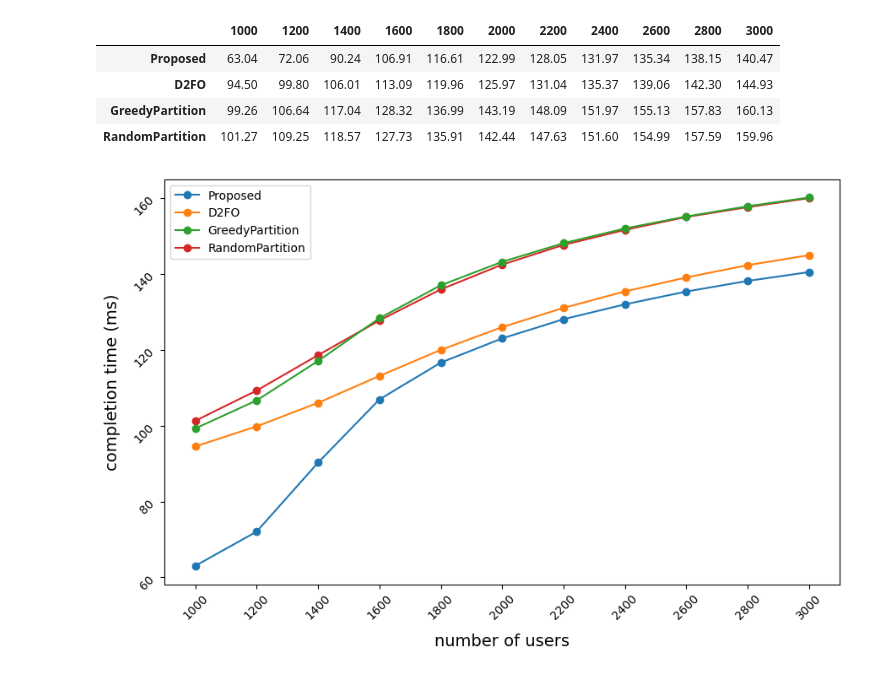
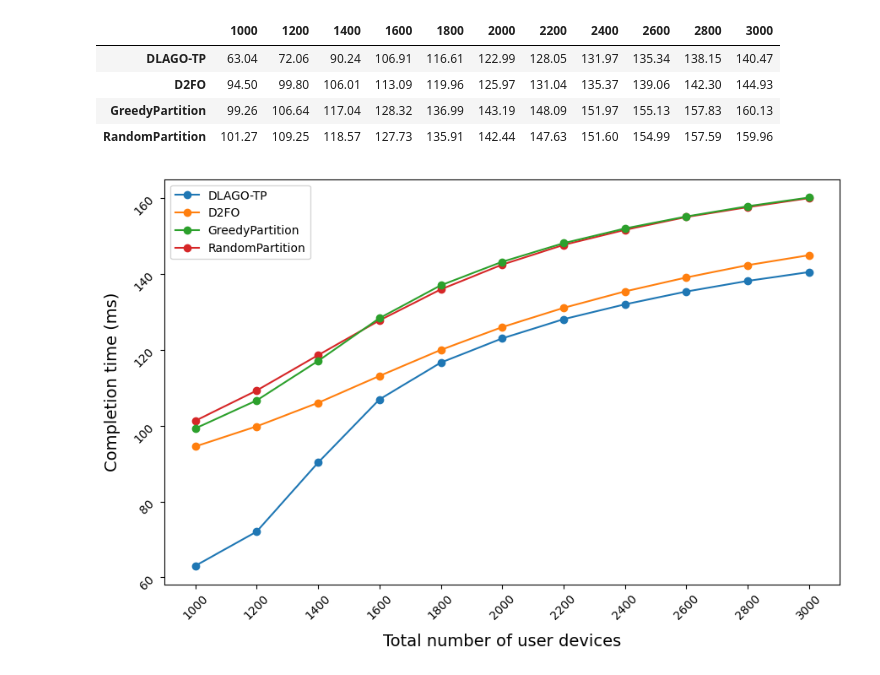
Before and after one commit to TimHung000/thesis, a Jupyter notebook: res.ipynb, the cells around one changed output. Drawn from its saved outputs; the diff is of its cells as text; code cells hidden in the pictures.

```diff
--- a/res.ipynb
+++ b/res.ipynb
@@ -210,37 +281,37 @@ fig2 = plt.figure(figsize=(10,6))
 columns = completion_time_df.columns
 x_values = range(len(columns))
 
 ax2 = fig2.add_axes([0.1,0.1,0.8,0.8])
 ax2.tick_params(labelrotation=45)
 p0 = ax2.plot(x_values, completion_time_df.iloc[0], marker='o', zorder=7)
 p1 = ax2.plot(x_values, completion_time_df.iloc[1], marker='o', zorder=6)
 p2 = ax2.plot(x_values, completion_time_df.iloc[2], marker='o', zorder=5)
 p3 = ax2.plot(x_values, completion_time_df.iloc[3], marker='o', zorder=4)
 # p4 = ax2.plot(x_values, completion_time_df.iloc[4], marker='o', zorder=3)
 # p5 = ax2.plot(x_values, completion_time_df.iloc[5], marker='o', zorder=2)
 # p6 = ax2.plot(x_values, completion_time_df.iloc[6], marker='o', zorder=1)
 
 ax2.legend(handles=[p0[0], p1[0], p2[0], p3[0]],
            labels=[completion_time_df.iloc[0].name, completion_time_df.iloc[1].name, completion_time_df.iloc[2].name, completion_time_df.iloc[3].name])
 
 # ax2.legend(handles=[p0[0], p1[0], p2[0], p3[0], p4[0], p5[0], p6[0]],
 #            labels=[completion_time_df.iloc[0].name, completion_time_df.iloc[1].name, completion_time_df.iloc[2].name, completion_time_df.iloc[3].name,
 #                    completion_time_df.iloc[4].name, completion_time_df.iloc[5].name, completion_time_df.iloc[6].name])
 
-plt.ylabel('completion time (ms)', labelpad=10, fontsize=14)
+plt.ylabel('Completion time (ms)', labelpad=10, fontsize=14)
 # plt.yticks([0.7, 0.75, 0.8, 0.85, 0.9, 0.95, 1.0])
-plt.xlabel('number of users', labelpad=10, fontsize=14)
+plt.xlabel('Total number of user devices', labelpad=10, fontsize=14)
 plt.xticks(x_values, columns)
 # plt.title("Completion Time", pad=20, fontsize=16)
 plt.show()
 fig2.savefig(f'{vec_directory}/completion_time_graph.svg', format="svg", bbox_inches = "tight")
 # %% [output]
 |  | 1000 | 1200 | 1400 | 1600 | 1800 | 2000 | 2200 | 2400 | 2600 | 2800 | 3000 |
-| Proposed | 63.04 | 72.06 | 90.24 | 106.91 | 116.61 | 122.99 | 128.05 | 131.97 | 135.34 | 138.15 | 140.47 |
+| DLAGO-TP | 63.04 | 72.06 | 90.24 | 106.91 | 116.61 | 122.99 | 128.05 | 131.97 | 135.34 | 138.15 | 140.47 |
 | D2FO | 94.50 | 99.80 | 106.01 | 113.09 | 119.96 | 125.97 | 131.04 | 135.37 | 139.06 | 142.30 | 144.93 |
 | GreedyPartition | 99.26 | 106.64 | 117.04 | 128.32 | 136.99 | 143.19 | 148.09 | 151.97 | 155.13 | 157.83 | 160.13 |
 | RandomPartition | 101.27 | 109.25 | 118.57 | 127.73 | 135.91 | 142.44 | 147.63 | 151.60 | 154.99 | 157.59 | 159.96 |
-[figure, old version]
+[figure, new version]
 # %%
 import matplotlib.pyplot as plt
 import random
```
Also changed, not shown: parts of 6 cells of this notebook, 4 other files.
